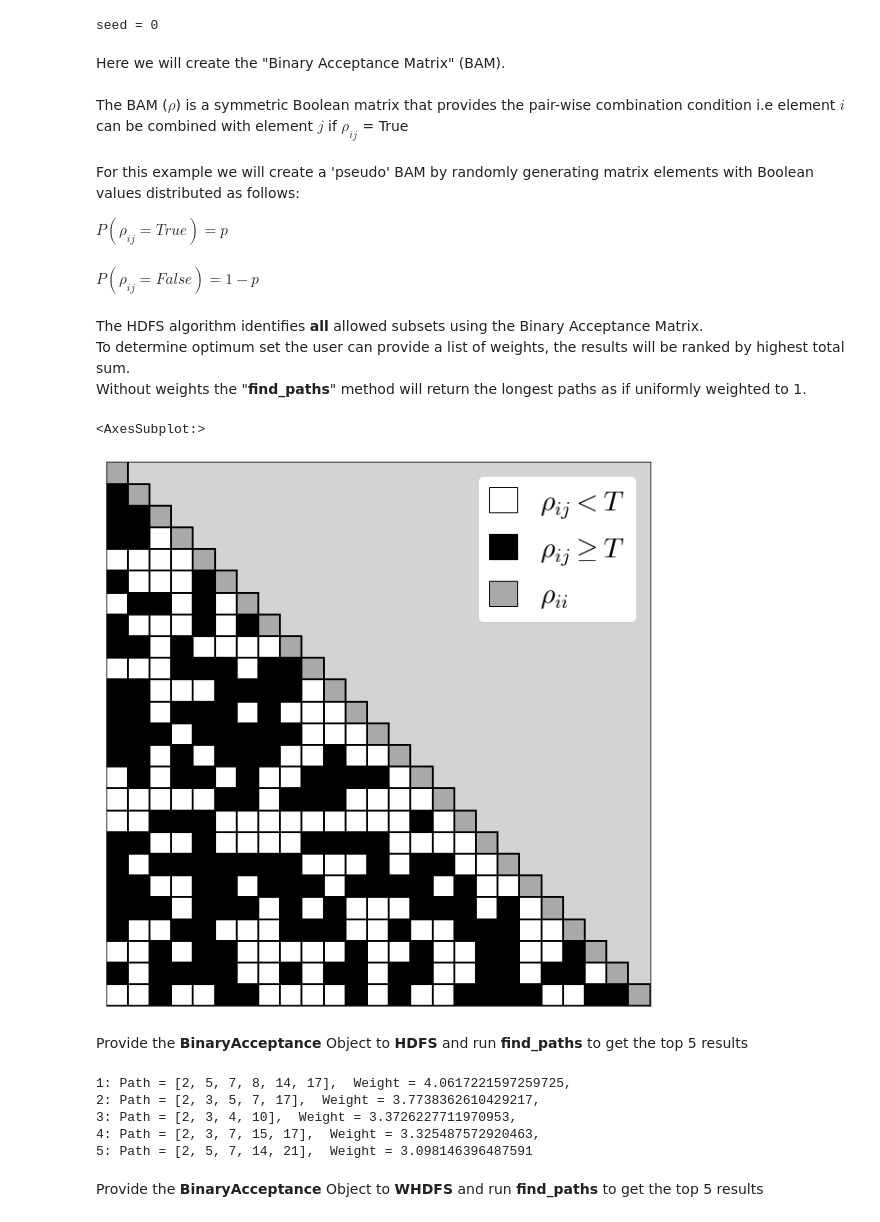
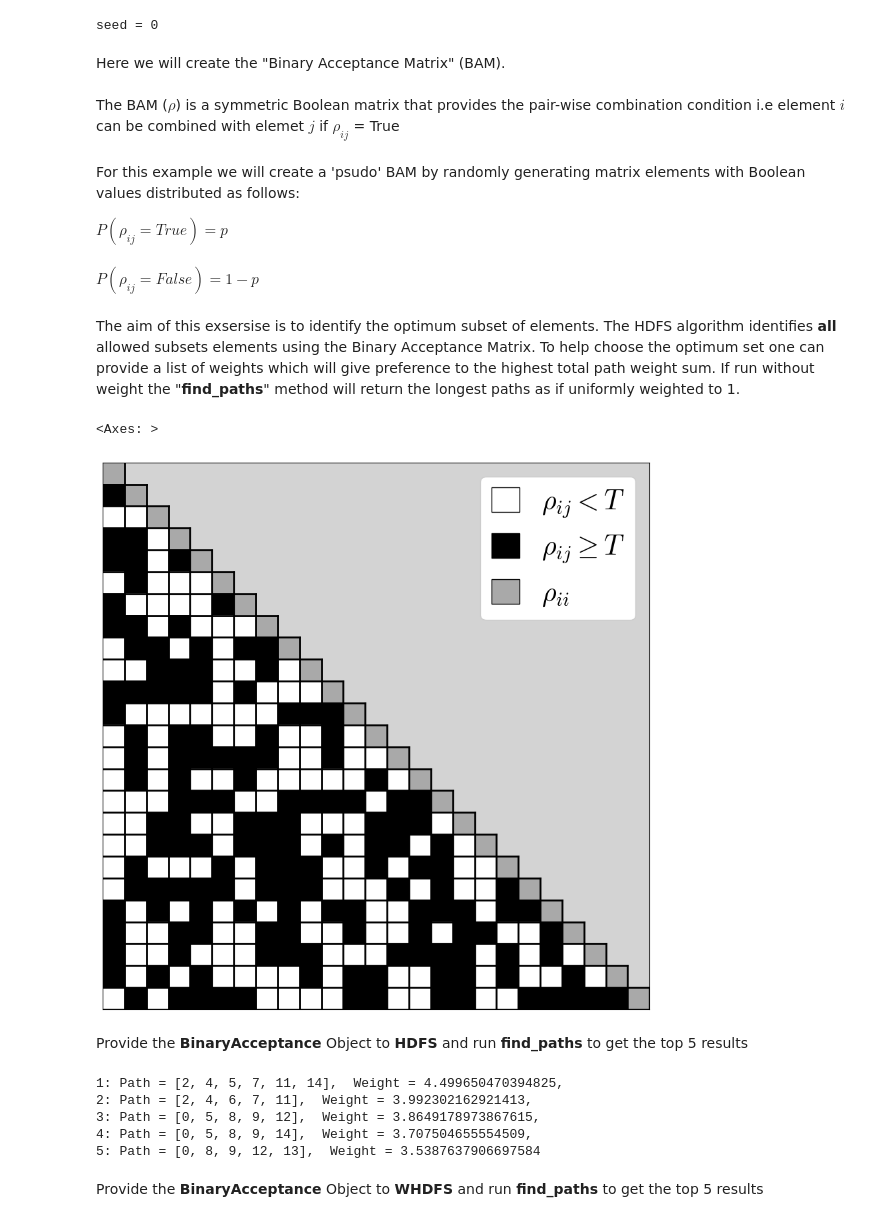
Before and after one commit to J-Yellen/PathFinder, a Jupyter notebook: path_test.ipynb, the cells around one changed output. Cells and saved outputs as stored; diff of their text form; code cells hidden in the pictures.

```diff
--- a/path_test.ipynb
+++ b/path_test.ipynb
@@ -20,9 +19,9 @@ seed = 0
 # %% [markdown]
 Here we will create the "Binary Acceptance Matrix" (BAM). \
 \
-The BAM ($\rho$) is a symmetric Boolean matrix that provides the pair-wise combination condition i.e element $i$ can be combined with element $j$ if $\rho_{ij}$ = True  \
+The BAM ($\rho$) is a symmetric Boolean matrix that provides the pair-wise combination condition i.e element $i$ can be combined with elemet $j$ if $\rho_{ij}$ = True  \
 \
-For this example we will create a 'pseudo' BAM by randomly generating matrix elements with Boolean values distributed as follows:
+For this example we will create a 'psudo' BAM by randomly generating matrix elements with Boolean values distributed as follows:
 
 $ P(\rho_{ij}=True) = p$ \
 \
@@ -33,27 +32,30 @@ p = 0.5
 pseudo = np.triu(np.random.choice([True, False], size=(N,N), p=[p, 1-p]), 1)    # Construct BAM values
 pseudo += pseudo.T                                                              # Construct symmetric matrix
 # %% [markdown]
-The HDFS algorithm identifies **all** allowed subsets using the Binary Acceptance Matrix. \
-To determine optimum set the user can provide a list of weights, the results will be ranked by highest total sum. \
-Without weights the "**find_paths**" method will return the longest paths as if uniformly weighted to 1.
+The aim of this exsersise is to identify the optimum subset of elements.
+The HDFS algorithm identifies **all** allowed subsets elements using the Binary Acceptance Matrix.
+To help choose the optimum set one can provide a list of weights which will give preference to the highest total path weight sum.
+If run without weight the "**find_paths**" method will return the longest paths as if uniformly weighted to 1.
 # %%
-weights= np.sort(np.random.rand(N))[::-1]                                       # Generate pseudo weights (descending order)
-bam = pf.BinaryAcceptance(pseudo, weights=weights)                              # Provide pseudo BAM and Weights to BinaryAcceptance class
+#weights= np.sort(np.random.rand(N))[::-1]                                       # Generate pseudo weights (descending order)
+weights = np.random.rand(N)
+bam = pf.BinaryAcceptance(pseudo, weights=weights)
+index_map = bam.sort_bam_by_weight()                           # Provide pseudo BAM and Weights to BinaryAcceptance class
 plot_results.plot(bam)                                                          # Plot the BAM
 # %% [output]
-<AxesSubplot:>
+<Axes: >
-[figure, old version]
+[figure, new version]
 # %% [markdown]
 Provide the **BinaryAcceptance** Object to **HDFS** and run **find_paths** to get the top 5 results
 # %%
 hdfs = pf.HDFS(bam, top=5, ignore_subset=True)
 hdfs.find_paths(verbose=True)
 # %% [output]
-1: Path = [2, 5, 7, 8, 14, 17],  Weight = 4.0617221597259725,
-2: Path = [2, 3, 5, 7, 17],  Weight = 3.7738362610429217,
-3: Path = [2, 3, 4, 10],  Weight = 3.3726227711970953,
-4: Path = [2, 3, 7, 15, 17],  Weight = 3.325487572920463,
-5: Path = [2, 5, 7, 14, 21],  Weight = 3.098146396487591
+1: Path = [2, 4, 5, 7, 11, 14],  Weight = 4.499650470394825,
+2: Path = [2, 4, 6, 7, 11],  Weight = 3.992302162921413,
+3: Path = [0, 5, 8, 9, 12],  Weight = 3.8649178973867615,
+4: Path = [0, 5, 8, 9, 14],  Weight = 3.707504655554509,
+5: Path = [0, 8, 9, 12, 13],  Weight = 3.5387637906697584
 # %% [markdown]
 Provide the **BinaryAcceptance** Object to **WHDFS** and run **find_paths** to get the top 5 results
 # %%
```
Also changed, not shown: parts of 8 cells of this notebook.
